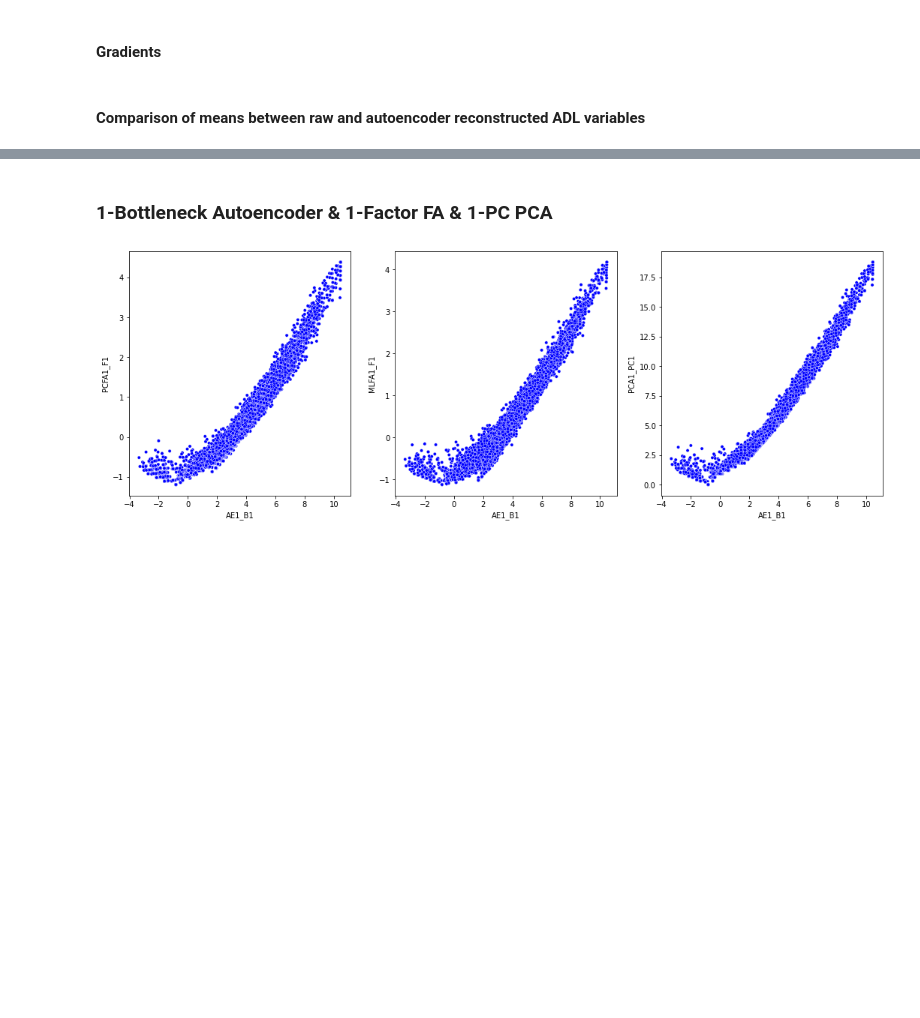
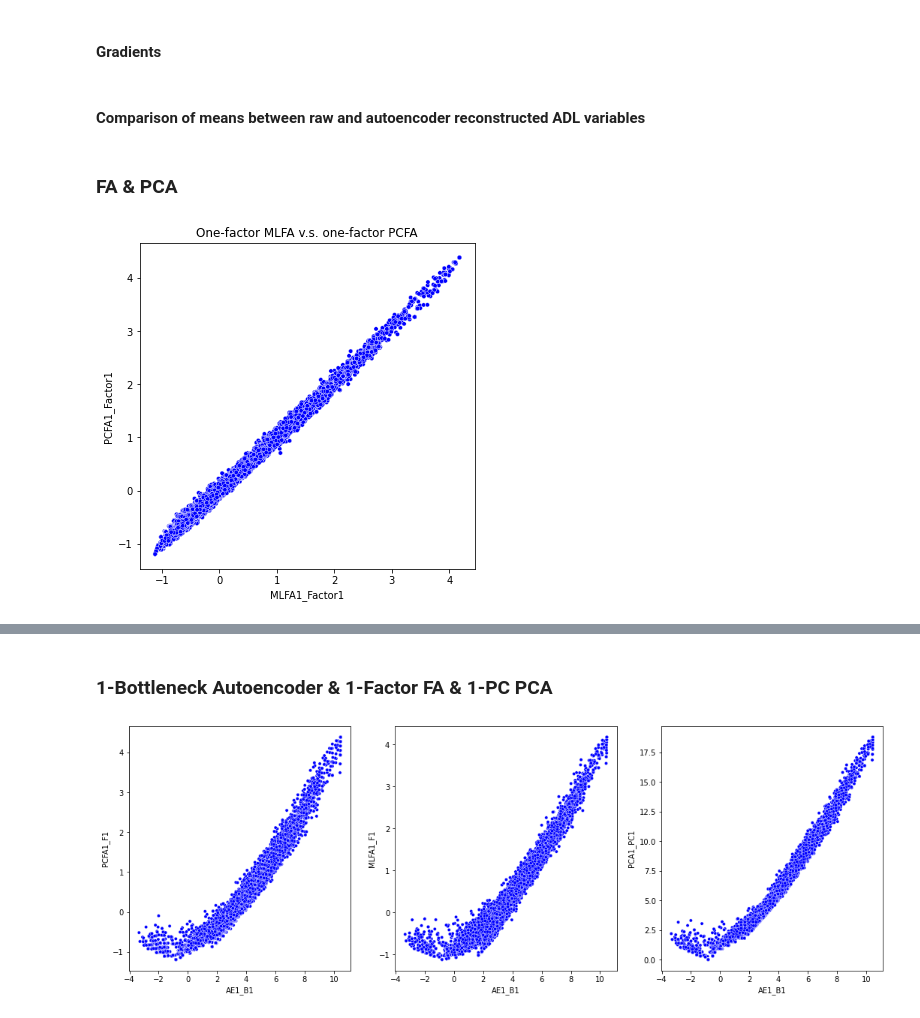
Before and after one commit to lihanwen1017769643/stat4799, a Jupyter notebook: py/3_AE.ipynb, the cells around one changed output, grey strips where cells are left out. Saved outputs shown, nothing was run; the diff lists cells and outputs as text; code cells hidden in the pictures; blank space fills up the shorter version.

```diff
--- a/py/3_AE.ipynb
+++ b/py/3_AE.ipynb
@@ -328,3 +328,22 @@ means_final.to_excel(writer, sheet_name='means', index=False)
 means_shift_final.to_excel(writer, sheet_name='means_diff', index=False)
 
 writer.close()
+# %% [markdown]
+### FA & PCA
+# %%
+df_pcfa1 = np.load("../npy/data_adl_pcfa1.npy")
+df_pcfa1_varimax = np.load("../npy/data_adl_pcfa1_varimax.npy")
+df_pcfa2 = np.load("../npy/data_adl_pcfa2.npy")
+df_pcfa2_varimax = np.load("../npy/data_adl_pcfa2_varimax.npy")
+df_pcfa3 = np.load("../npy/data_adl_pcfa2.npy")
+df_pcfa3_varimax = np.load("../npy/data_adl_pcfa3_varimax.npy")
+
+df_mlfa1 = np.load("../npy/data_adl_mlfa1.npy")
+df_mlfa1_oblimin = np.load("../npy/data_adl_mlfa1_oblimin.npy")
+df_mlfa1_varimax = np.load("../npy/data_adl_mlfa1_varimax.npy")
+df_mlfa2 = np.load("../npy/data_adl_mlfa2.npy")
+df_mlfa2_oblimin = np.load("../npy/data_adl_mlfa2_oblimin.npy")
+df_mlfa2_varimax = np.load("../npy/data_adl_mlfa2_varimax.npy")
+df_mlfa3 = np.load("../npy/data_adl_mlfa3.npy")
+df_mlfa3_oblimin = np.load("../npy/data_adl_mlfa3_oblimin.npy")
+df_mlfa3_varimax = np.load("../npy/data_adl_mlfa3_varimax.npy")
@@ -330,0 +353,14 @@ writer.close()
+# %%
+plot_num = 1
+size = 6
+factor_num = 1
+
+fig = plt.figure(figsize=(size * plot_num, size))
+gs = fig.add_gridspec(1, plot_num)
+ax1 = fig.add_subplot(gs[0, 0])
+title = "One-factor MLFA v.s. one-factor PCFA"
+comparison_plot(np.column_stack((df_mlfa1[:,0], df_pcfa1[:,0])), col=[f"MLFA{factor_num}_Factor{factor_num}", f"PCFA{factor_num}_Factor{factor_num}"], title=title, ax=ax1)
+save_path = "../fig/comp/1_mlfa_pcfa.png"
+plt.savefig(save_path)
+# %% [output]
+[figure, added]
```
Also changed, not shown: parts of 3 cells of this notebook.
